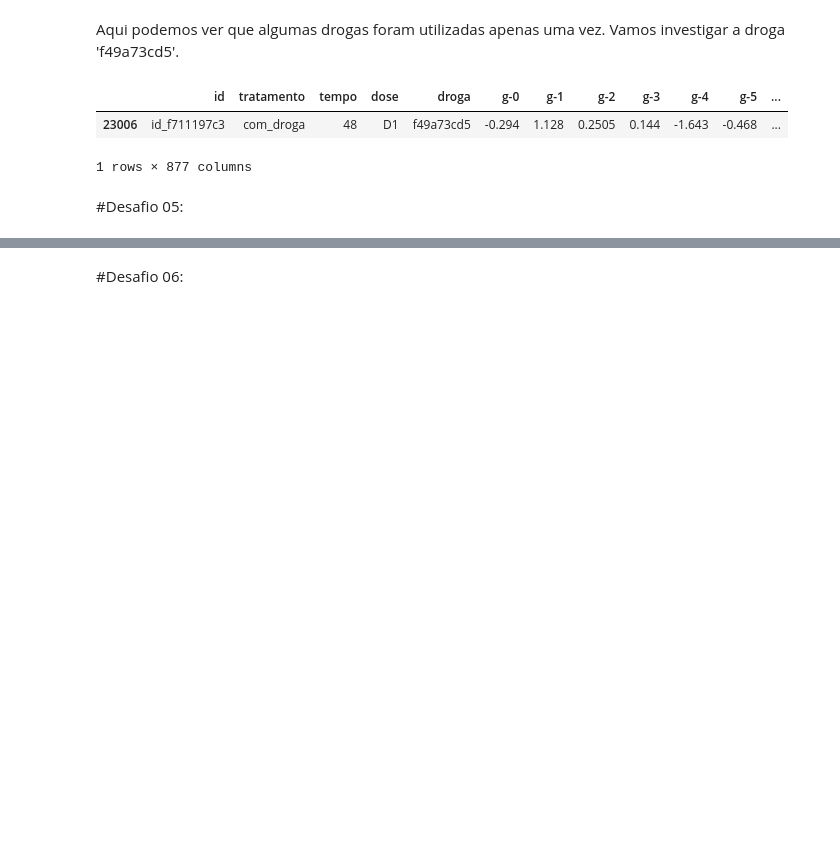
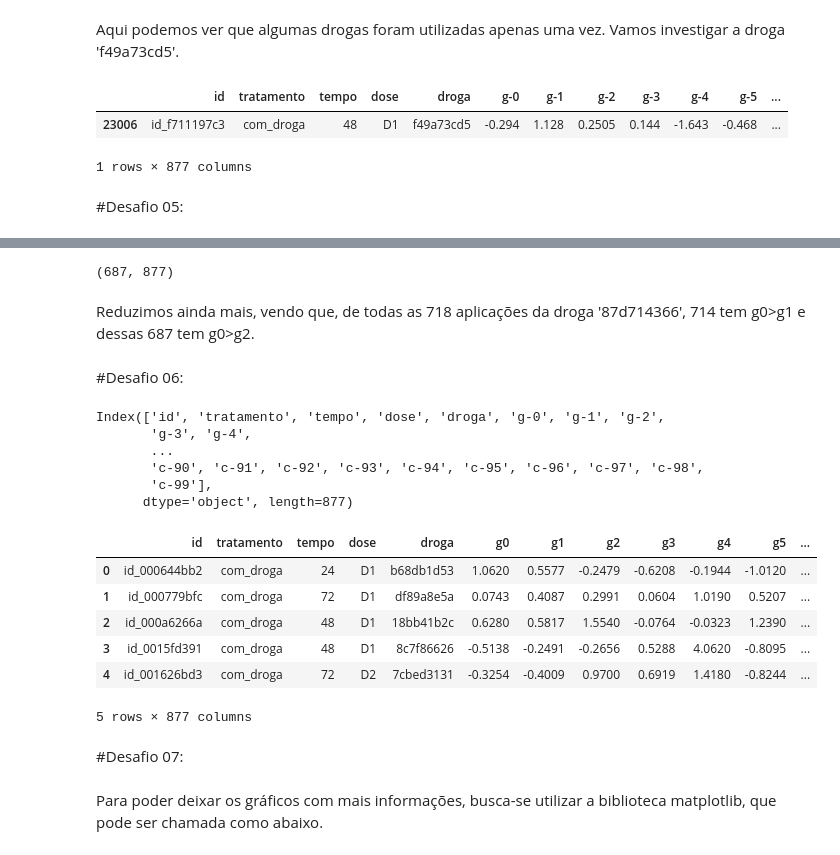
Before and after one commit to Gabrielchollet/imersao-dados-alura, a Jupyter notebook: Aula01.ipynb, the cells around one changed output, grey strips where cells are left out. Drawn from its saved outputs; the diff is of its cells as text; code cells hidden in the pictures; blank space fills up the shorter version.

```diff
--- a/Aula01.ipynb
+++ b/Aula01.ipynb
@@ -578,2 +592,17 @@ dados[dados['droga']=='f49a73cd5']
+# %%
+(dados_drogamais.query('g0 > g1')).query('g0 > g2').shape
+# %% [output]
+(687, 877)
+# %% [markdown]
+Reduzimos ainda mais, vendo que, de todas as 718 aplicações da droga '87d714366', 714 tem g0>g1 e dessas 687 tem g0>g2.
 # %% [markdown]
 #Desafio 06:
+# %%
+dados.columns
+# %% [output]
+Index(['id', 'tratamento', 'tempo', 'dose', 'droga', 'g-0', 'g-1', 'g-2',
+       'g-3', 'g-4',
+       ...
+       'c-90', 'c-91', 'c-92', 'c-93', 'c-94', 'c-95', 'c-96', 'c-97', 'c-98',
+       'c-99'],
+      dtype='object', length=877)
@@ -579,0 +611,14 @@ dados[dados['droga']=='f49a73cd5']
+# %%
+dados.head()
+# %% [output]
+|  | id | tratamento | tempo | dose | droga | g0 | g1 | g2 | g3 | g4 | g5 | ... |
+| 0 | id_000644bb2 | com_droga | 24 | D1 | b68db1d53 | 1.0620 | 0.5577 | -0.2479 | -0.6208 | -0.1944 | -1.0120 | ... |
+| 1 | id_000779bfc | com_droga | 72 | D1 | df89a8e5a | 0.0743 | 0.4087 | 0.2991 | 0.0604 | 1.0190 | 0.5207 | ... |
+| 2 | id_000a6266a | com_droga | 48 | D1 | 18bb41b2c | 0.6280 | 0.5817 | 1.5540 | -0.0764 | -0.0323 | 1.2390 | ... |
+| 3 | id_0015fd391 | com_droga | 48 | D1 | 8c7f86626 | -0.5138 | -0.2491 | -0.2656 | 0.5288 | 4.0620 | -0.8095 | ... |
+| 4 | id_001626bd3 | com_droga | 72 | D2 | 7cbed3131 | -0.3254 | -0.4009 | 0.9700 | 0.6919 | 1.4180 | -0.8244 | ... |
+5 rows × 877 columns
+# %% [markdown]
+#Desafio 07:
+# %% [markdown]
+Para poder deixar os gráficos com mais informações, busca-se utilizar a biblioteca matplotlib, que pode ser chamada como abaixo.
```
Also changed, not shown: parts of 15 cells of this notebook.
